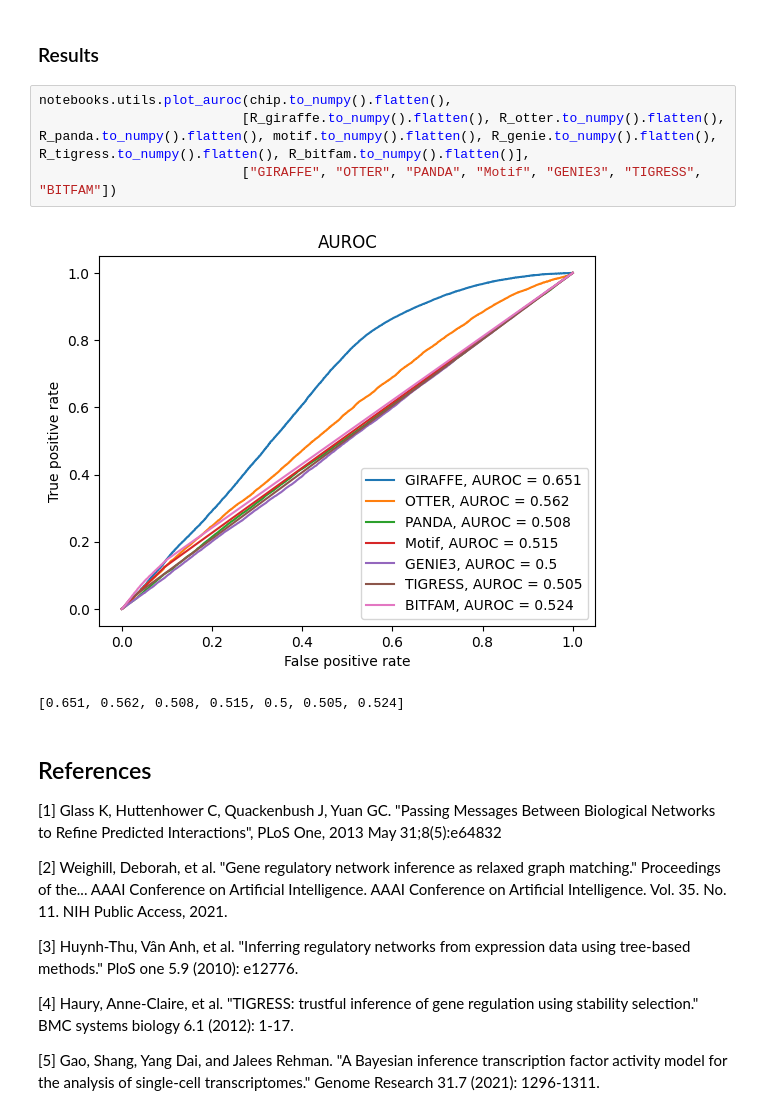
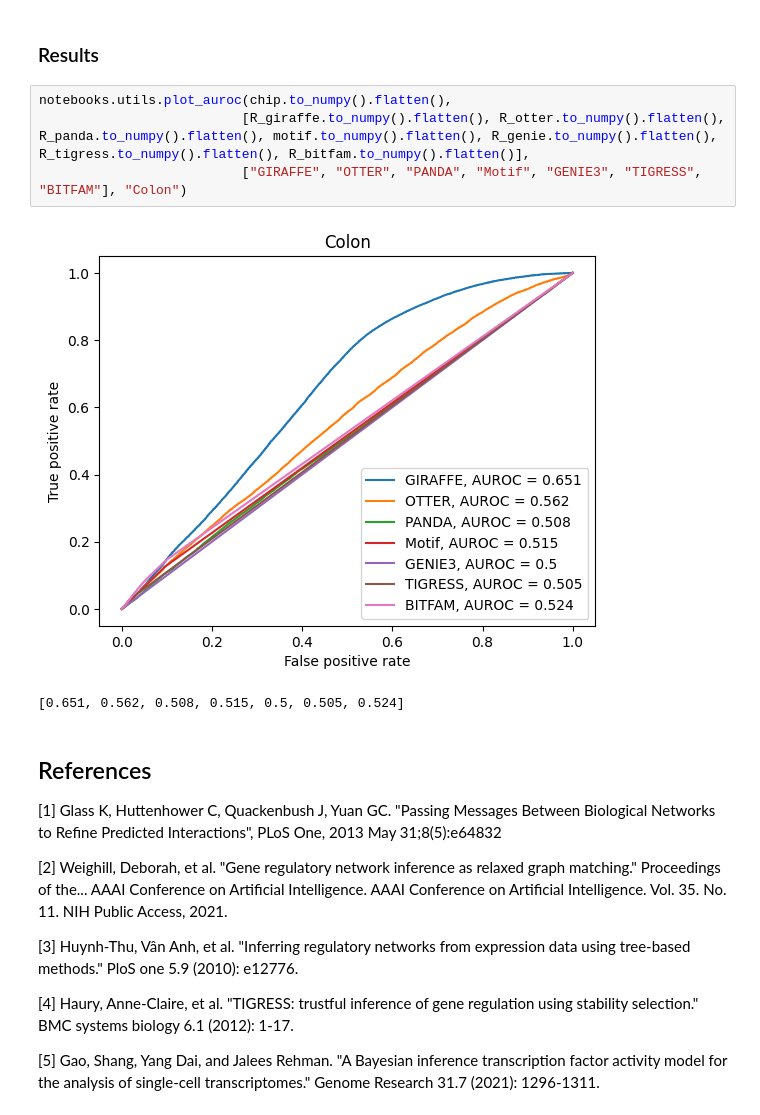
Before and after one commit to soelmicheletti/giraffe, a Jupyter notebook: notebooks/Colon.ipynb, the cells around one changed output. Saved outputs shown, nothing was run; the diff lists cells and outputs as text.

```diff
--- a/notebooks/Colon.ipynb
+++ b/notebooks/Colon.ipynb
@@ -172,13 +162,13 @@ File done!
 File done!
 # %% [markdown]
 ### Results
-# %%
-notebooks.utils.plot_auroc(chip.to_numpy().flatten(),
-                          [R_giraffe.to_numpy().flatten(), R_otter.to_numpy().flatten(), R_panda.to_numpy().flatten(), motif.to_numpy().flatten(), R_genie.to_numpy().flatten(), R_tigress.to_numpy().flatten(), R_bitfam.to_numpy().flatten()],
-                          ["GIRAFFE", "OTTER", "PANDA", "Motif", "GENIE3", "TIGRESS", "BITFAM"])
-# %% [output]
-[figure, removed]
-[0.651, 0.562, 0.508, 0.515, 0.5, 0.505, 0.524]
+# %%
+notebooks.utils.plot_auroc(chip.to_numpy().flatten(),
+                          [R_giraffe.to_numpy().flatten(), R_otter.to_numpy().flatten(), R_panda.to_numpy().flatten(), motif.to_numpy().flatten(), R_genie.to_numpy().flatten(), R_tigress.to_numpy().flatten(), R_bitfam.to_numpy().flatten()],
+                          ["GIRAFFE", "OTTER", "PANDA", "Motif", "GENIE3", "TIGRESS", "BITFAM"], "Colon")
+# %% [output]
+[figure, added]
+[0.651, 0.562, 0.508, 0.515, 0.5, 0.505, 0.524]
 # %% [markdown]
 ## References
 
```
Also changed, not shown: parts of 2 cells of this notebook, 3 other files.
